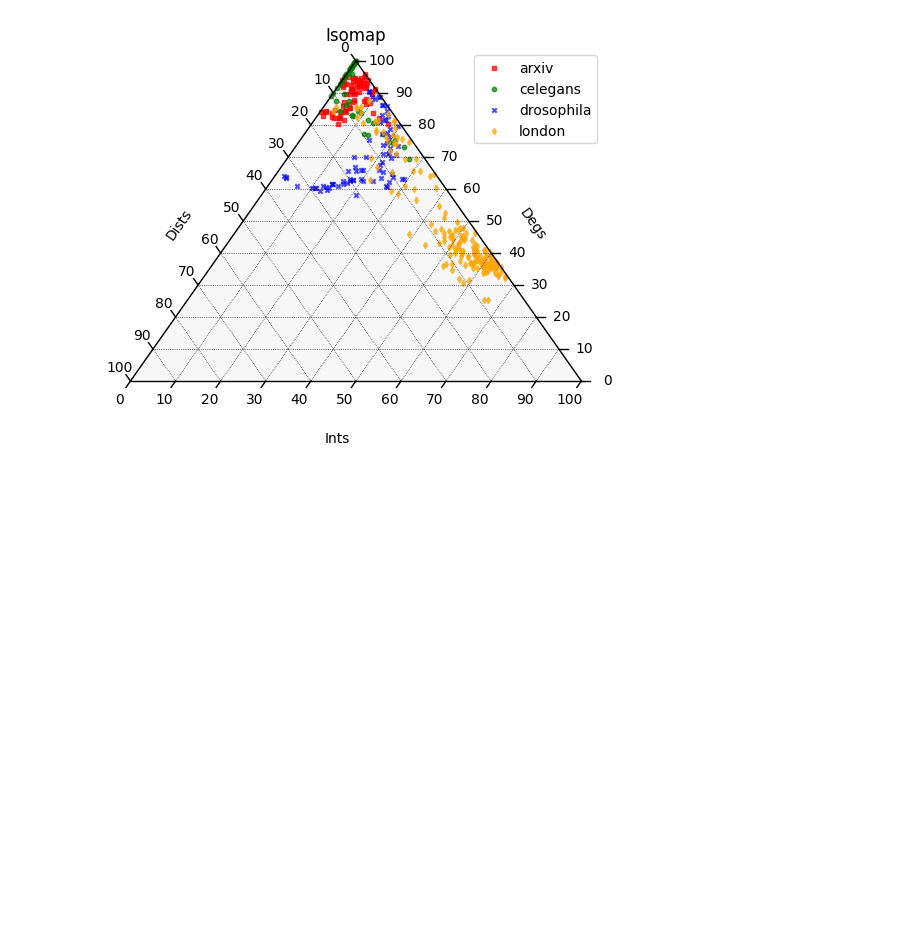
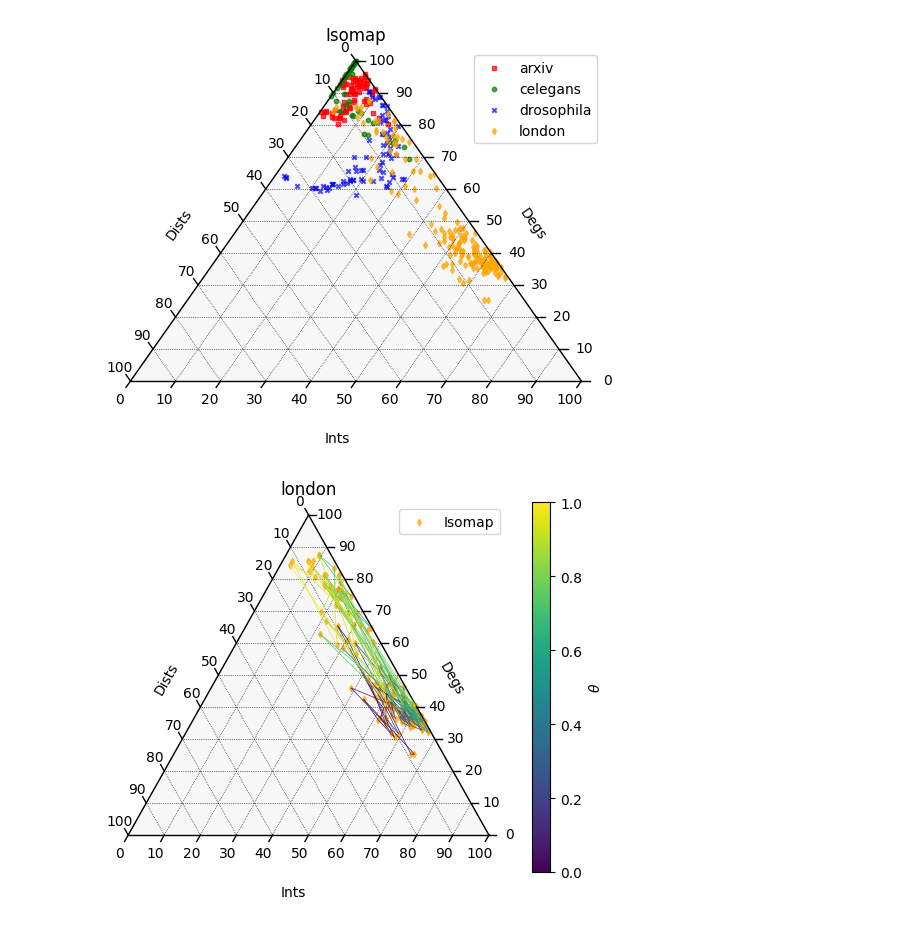
Before and after one commit to kaiser-dan/proj_naive-embedded-reconstruction, a Jupyter notebook: workflow/notebooks/viz/viz_ex-arxiv-thru-ex-london.ipynb, the cells around one changed output. Cells and saved outputs as stored; diff of their text form; code cells hidden in the pictures; blank space fills up the shorter version.

```diff
--- a/workflow/notebooks/viz/viz_ex-arxiv-thru-ex-london.ipynb
+++ b/workflow/notebooks/viz/viz_ex-arxiv-thru-ex-london.ipynb
@@ -407,3 +411,59 @@ plot_simplex_embedding("Isomap")
 [figure]
 [figure]
 [figure]
+# %%
+system = 'london'
+df_ = df.query("system == @system")[["embedding", "relimp_dists", "relimp_degs", "relimp_int"]]
+
+figure, tax = ternary.figure(scale=100)
+
+tax.boundary(linewidth=1)
+tax.gridlines(color="black", multiple=10)
+
+tax.set_title(system)
+tax.left_axis_label("Dists", offset=0.15)
+tax.right_axis_label("Degs", offset=0.15)
+tax.bottom_axis_label("Ints", offset=0.15)
+
+pts_n2v = [
+    (100*float(x), 100*float(y), 100*float(z))
+    for (_,(x,y,z)) in \
+        df_.query("embedding == 'N2V'")[["relimp_dists", "relimp_degs", "relimp_int"]].iterrows()
+]
+pts_le = [
+    (100*float(x), 100*float(y), 100*float(z))
+    for (_,(x,y,z)) in \
+        df_.query("embedding == 'LE'")[["relimp_dists", "relimp_degs", "relimp_int"]].iterrows()
+]
+pts_hope = [
+    (100*float(x), 100*float(y), 100*float(z))
+    for (_,(x,y,z)) in \
+        df_.query("embedding == 'HOPE'")[["relimp_dists", "relimp_degs", "relimp_int"]].iterrows()
+]
+pts_isomap = [
+    (100*float(x), 100*float(y), 100*float(z))
+    for (_,(x,y,z)) in \
+        df_.query("embedding == 'Isomap'")[["relimp_dists", "relimp_degs", "relimp_int"]].iterrows()
+]
+
+# tax.scatter(pts_n2v, marker='s', color='red', label='N2V', s=10, alpha=0.7)
+# tax.scatter(pts_le, marker='o', color='green', label='LE', s=10, alpha=0.7)
+# tax.scatter(pts_hope, marker='x', color='blue', label='HOPE', s=10, alpha=0.7)
+tax.scatter(pts_isomap, marker='d', color='orange', label='Isomap', s=10, alpha=0.7)
+c1 = tax.plot_colored_trajectory(pts_isomap, linewidth=0.5, alpha=1)
+# c2 = tax.plot_colored_trajectory(pts_hope, linestyle='-', linewidth=1, label='HOPE')
+figure.colorbar(c1, label=r"$\theta$")
+
+# if imbalance is not None:
+#     tax.left_parallel_line(imbalance, color="black", linestyle="--")
+#     tax.right_parallel_line(imbalance, color="black", linestyle="--")
+
+tax.legend()
+tax.ticks(axis='lbr', linewidth=1, multiple=10, offset=0.02)
+
+tax.clear_matplotlib_ticks()
+tax.get_axes().axis("off")
+
+ternary.plt.show()
+# %% [output]
+[figure, added]
```
Also changed, not shown: parts of 3 cells of this notebook, 6 other files.
